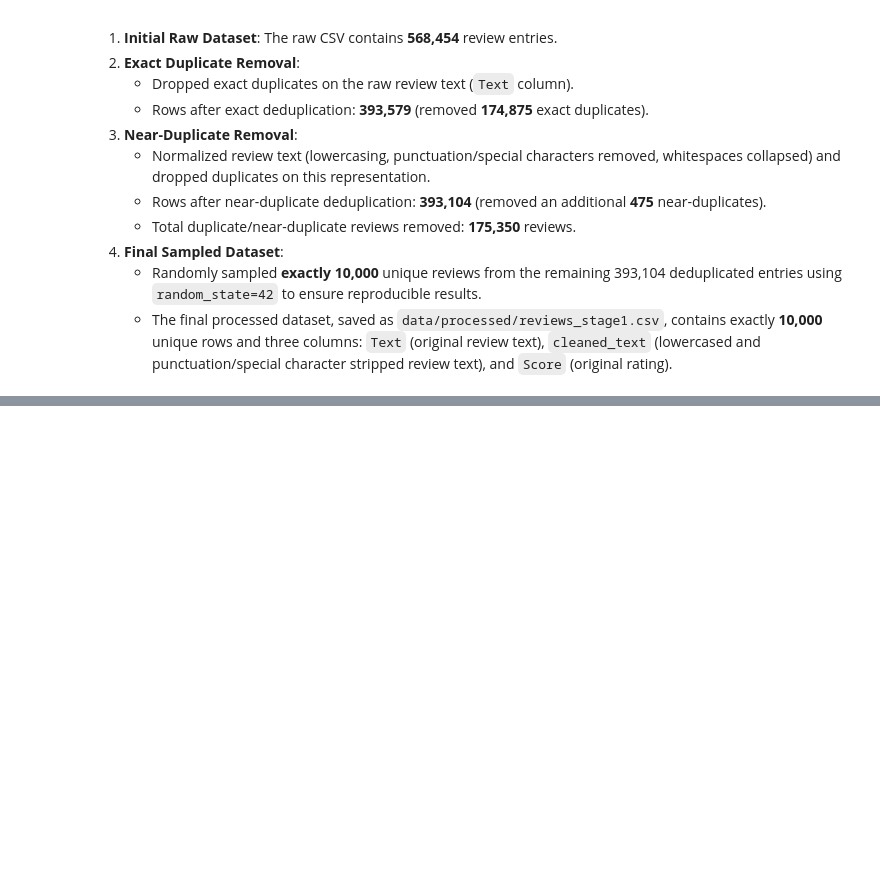
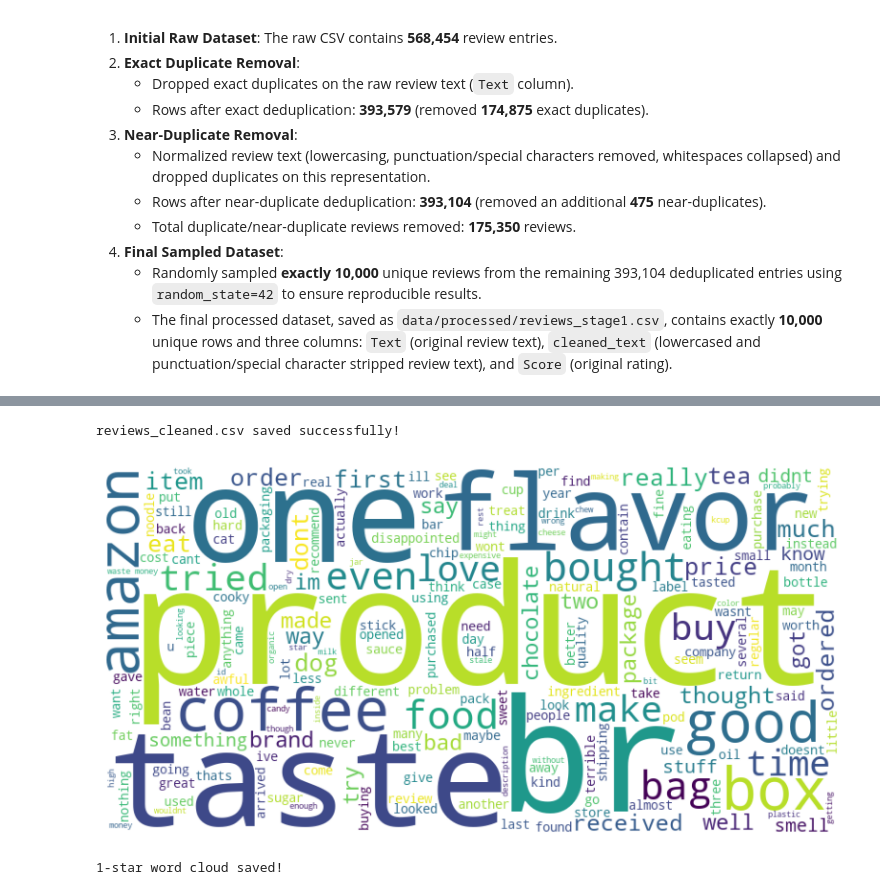
Before and after one commit to ali7540/nlp-quality-feedback-analyzer, a Jupyter notebook: notebooks/week1_preprocessing.ipynb, the cells around one changed output, grey strips where cells are left out. Drawn from its saved outputs; the diff is of its cells as text; code cells hidden in the pictures; blank space fills up the shorter version.

```diff
--- a/notebooks/week1_preprocessing.ipynb
+++ b/notebooks/week1_preprocessing.ipynb
@@ -192,0 +244,2 @@ During the preprocessing phase for Week 1 (first half), the following steps were
+# %%
+df["tokens"] = df["cleaned_text"].apply(word_tokenize)
@@ -192,0 +253,50 @@ During the preprocessing phase for Week 1 (first half), the following steps were
+# %%
+stop_words = set(stopwords.words('english'))
+
+df["tokens_no_stopwords"] = df["tokens"].apply(
+    lambda x: [word for word in x if word.lower() not in stop_words]
+)
+# %%
+lemmatizer = WordNetLemmatizer()
+
+df["cleaned_tokens"] = df["tokens_no_stopwords"].apply(
+    lambda x: [lemmatizer.lemmatize(word) for word in x]
+)
+# %%
+df["final_cleaned_text"] = df["cleaned_tokens"].apply(
+    lambda x: " ".join(x)
+)
+# %%
+df.to_csv(
+    "../data/processed/reviews_cleaned.csv",
+    index=False
+)
+
+print("reviews_cleaned.csv saved successfully!")
+# %% [output]
+reviews_cleaned.csv saved successfully!
+# %%
+one_star = df[df["Score"] == 1]
+
+text_1star = " ".join(
+    one_star["final_cleaned_text"].astype(str)
+)
+
+wc1 = WordCloud(
+    width=800,
+    height=400,
+    background_color="white"
+).generate(text_1star)
+
+plt.figure(figsize=(10,5))
+plt.imshow(wc1)
+plt.axis("off")
+plt.show()
+# %% [output]
+[figure, added]
+# %%
+wc1.to_file("../outputs/wordclouds/wordcloud_1star.png")
+
+print("1-star word cloud saved!")
+# %% [output]
+1-star word cloud saved!
```
Also changed, not shown: parts of 11 cells of this notebook, 6 other files.
